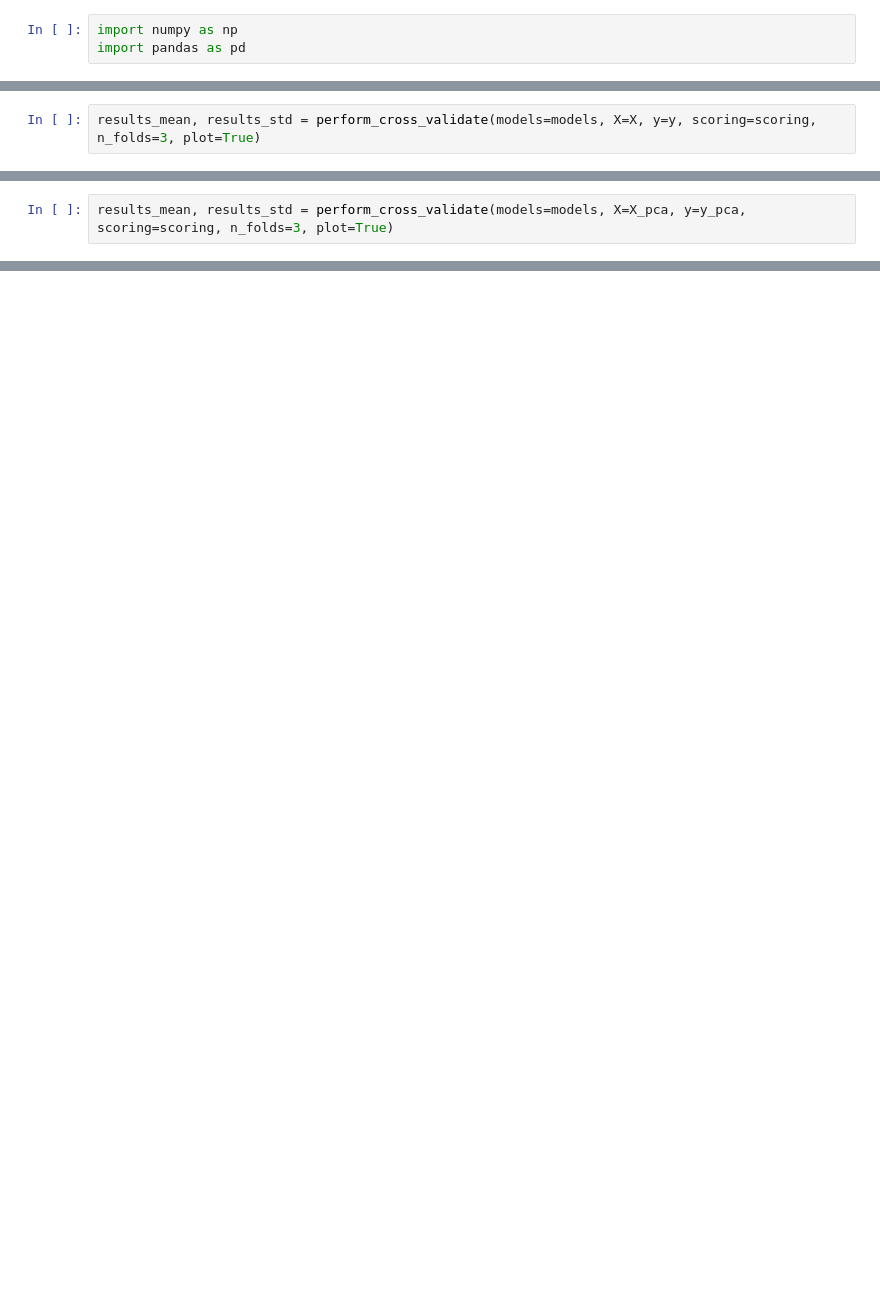
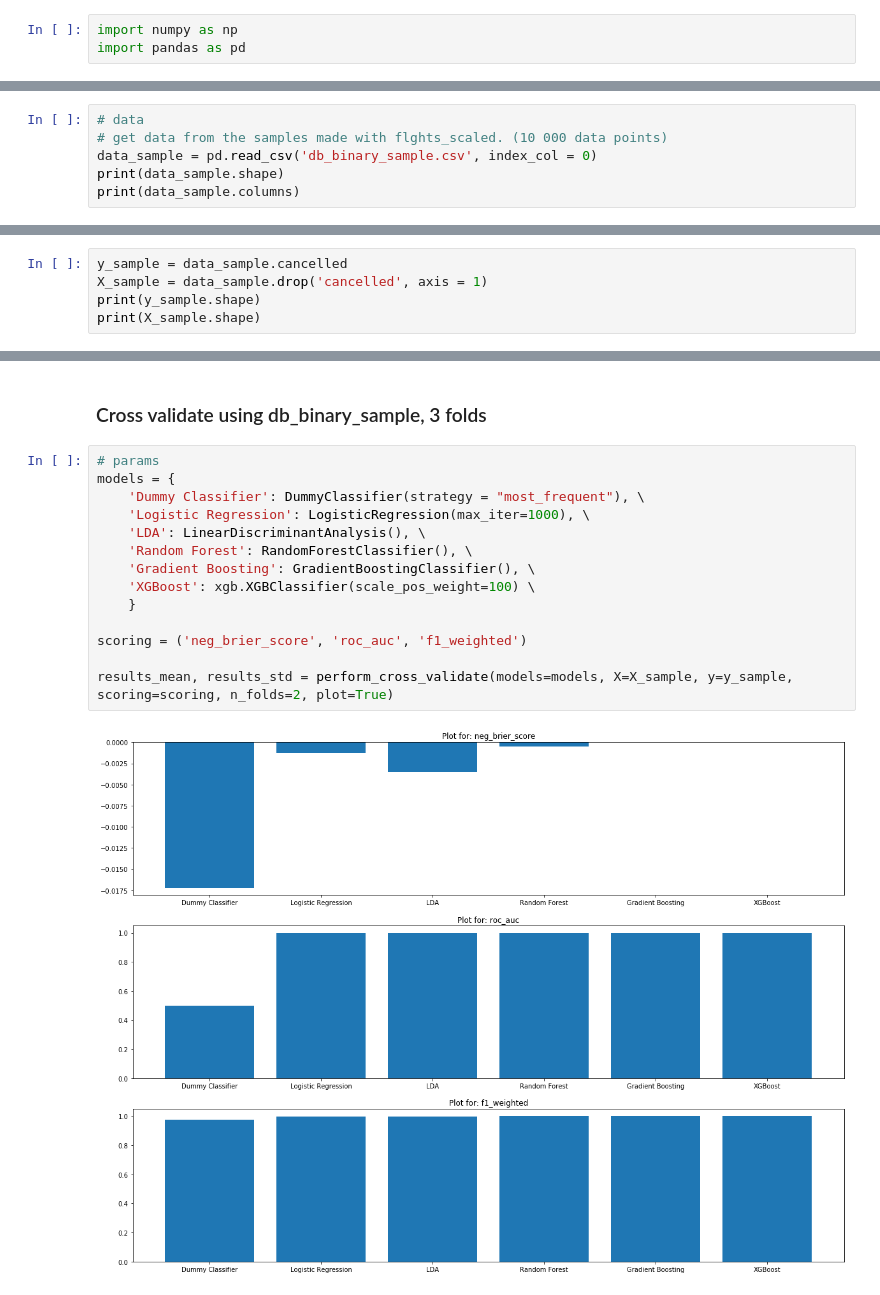
Before and after one commit to Isabelle-Dr/MidTerm-Project, a Jupyter notebook: Notebooks/4_Binary_classification.ipynb, the cells around one changed output, grey strips where cells are left out. Drawn from its saved outputs; the diff is of its cells as text; blank space fills up the shorter version.

```diff
--- a/Notebooks/4_Binary_classification.ipynb
+++ b/Notebooks/4_Binary_classification.ipynb
@@ -184,2 +55,0 @@ results_mean, results_std = perform_cross_validate(models=models, X=X, y=y, scor
-# %%
-results_mean, results_std = perform_cross_validate(models=models, X=X, y=y, scoring=scoring, n_folds=3, plot=True)
@@ -190,2 +55,0 @@ results_mean, results_std = perform_cross_validate(models=models, X=X, y=y, scor
-# %%
-results_mean, results_std = perform_cross_validate(models=models, X=X_pca, y=y_pca, scoring=scoring, n_folds=3, plot=True)
@@ -194,0 +56,6 @@ Use Grid Search to tune the selected algo (on the whole dataframe?)
+# %%
+# data
+# get data from the samples made with flghts_scaled. (10 000 data points)
+data_sample = pd.read_csv('db_binary_sample.csv', index_col = 0)
+print(data_sample.shape)
+print(data_sample.columns)
@@ -194,0 +70,5 @@ Use Grid Search to tune the selected algo (on the whole dataframe?)
+# %%
+y_sample = data_sample.cancelled
+X_sample = data_sample.drop('cancelled', axis = 1)
+print(y_sample.shape)
+print(X_sample.shape)
@@ -194,0 +139,18 @@ Use Grid Search to tune the selected algo (on the whole dataframe?)
+# %% [markdown]
+### Cross validate using db_binary_sample, 3 folds
+# %%
+# params
+models = {
+    'Dummy Classifier': DummyClassifier(strategy = "most_frequent"), \
+    'Logistic Regression': LogisticRegression(max_iter=1000), \
+    'LDA': LinearDiscriminantAnalysis(), \
+    'Random Forest': RandomForestClassifier(), \
+    'Gradient Boosting': GradientBoostingClassifier(), \
+    'XGBoost': xgb.XGBClassifier(scale_pos_weight=100) \
+    }
+
+scoring = ('neg_brier_score', 'roc_auc', 'f1_weighted')
+
+results_mean, results_std = perform_cross_validate(models=models, X=X_sample, y=y_sample, scoring=scoring, n_folds=2, plot=True)
+# %% [output]
+[figure, added]
```
Also changed, not shown: parts of 47 cells of this notebook, 2 other files.
